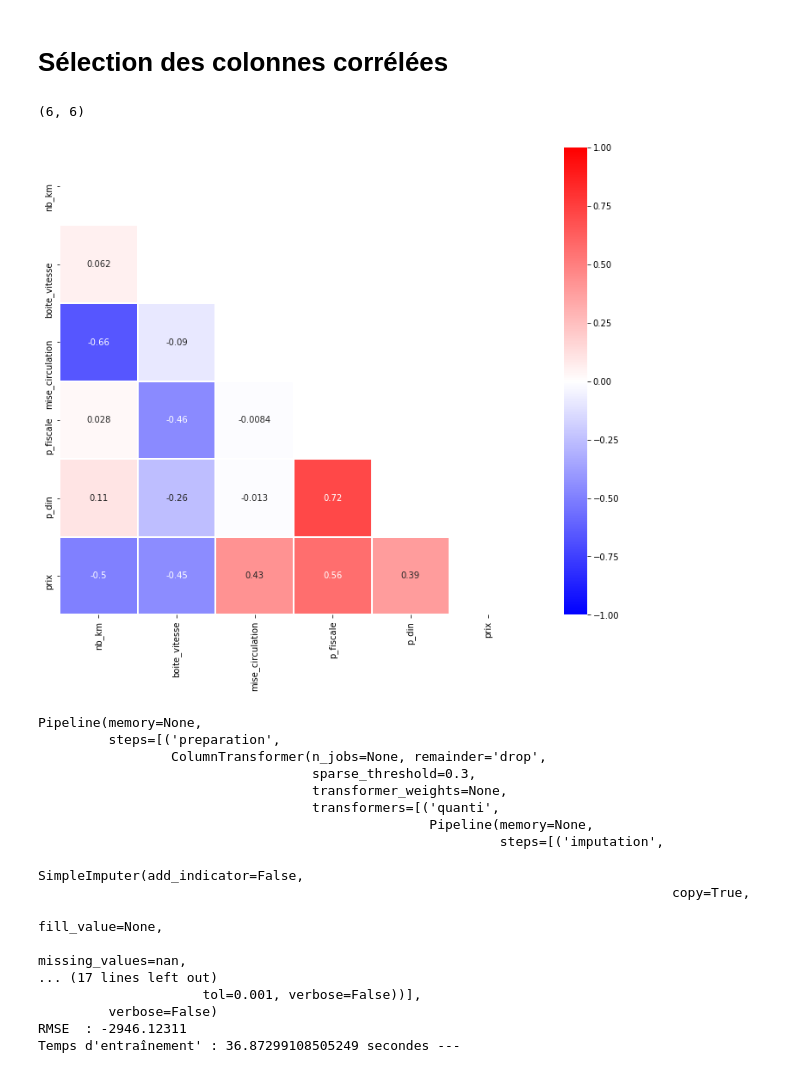
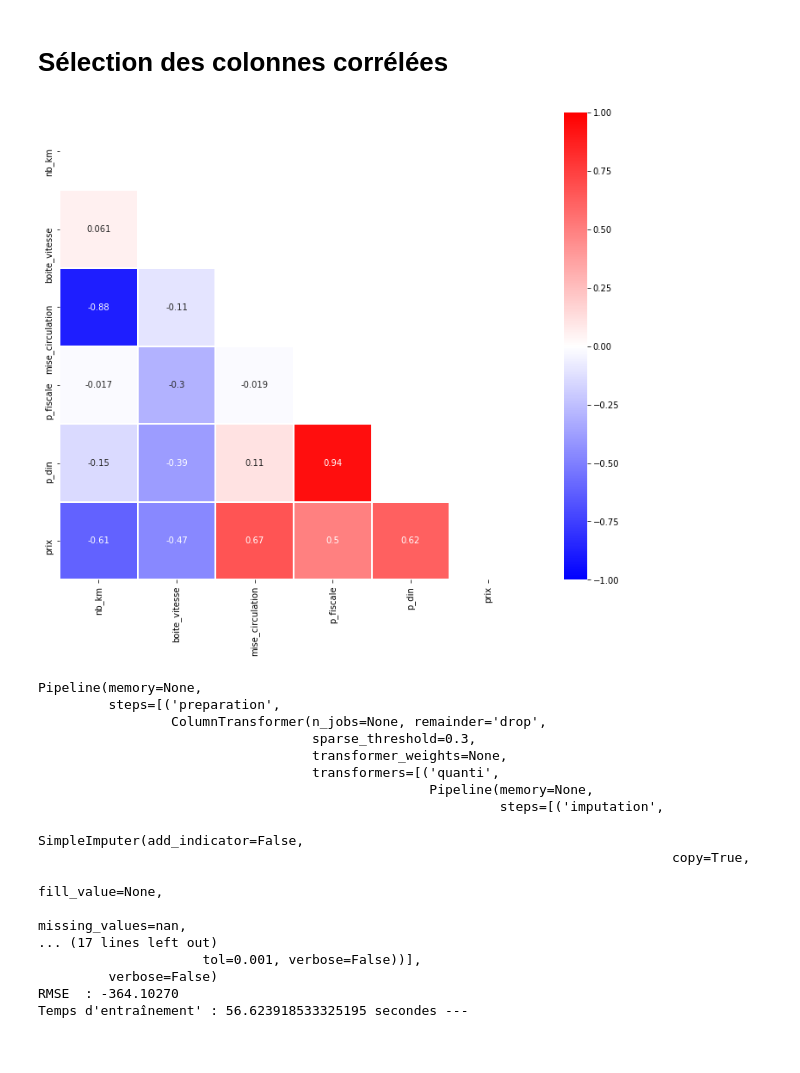
Before and after one commit to hirsiAbdollahi/Modele-regression-comparaison-sites-vente-voitures-d-occasion, a Jupyter notebook: Modelisation_Final.ipynb, the cells around one changed output. Saved outputs shown, nothing was run; the diff lists cells and outputs as text; code cells hidden in the pictures.

```diff
--- a/Modelisation_Final.ipynb
+++ b/Modelisation_Final.ipynb
@@ -45,7 +45,7 @@ import time
 from sklearn.decomposition import PCA
 # %%
 # training set
-lacentrale = pd.read_csv('lacentrale_clean_finale.csv')
+lacentrale = pd.read_csv('lacentrale_clean4.csv')
 # test set
 beke = pd.read_csv('beke_processed.csv')
 # %% [markdown]
@@ -397,35 +396,45 @@ def manual_prepraration (df):
                 1:3,
                 2:2,
                 3:1,
             }}
         ]
     col_quali_ord = ['co2','critair']
     ordenc = OrdinalEncoder(mapping=ordinal_cols_mapping, return_df = True)
 
     quali_imputer = SimpleImputer(strategy='constant', fill_value='Missing')
     quali_encoder = OneHotEncoder(handle_unknown='ignore')
 
     df[col_quanti] = quanti_imputer.fit_transform(df[col_quanti])
     df[col_quali_ord] = ordenc.fit_transform(df[col_quali_ord])
 
     object_col = []
     le = LabelEncoder()
 
     for col in df.columns:
         if df[col].dtypes == object:
             object_col.append(col)
 
             le.fit(df[col])
             df[col] = le.transform(df[col])
 
     return df
 
+def plot_matrix(df, seuil, target):
+    corr_mask = abs(df.corr()[target]) >= seuil
+    high_corr = df.corr().loc[corr_mask,corr_mask]
+    plt.figure(figsize=(15,10))
+    # also 'clustermap' instead of 'heatmap'
+    sns.heatmap(high_corr, annot=True, cmap="bwr",
+                linecolor='white', linewidths='1', square=True,
+                center=0,vmin=-1,vmax=1,
+                mask = np.triu(np.ones_like(high_corr, dtype=np.bool)),
+                fmt='.2g')
+    plt.xticks(rotation=90)
 
 df = manual_prepraration (lacentrale)
 plot_matrix(df, 0.35,'prix')
 # %% [output]
-(6, 6)
-[figure, old version]
+[figure, new version]
 # %%
 def preprocessing_2():
 
@@ -549,8 +558,8 @@ Pipeline(memory=None,
 ... (17 lines left out)
                      tol=0.001, verbose=False))],
          verbose=False)
-RMSE  : -2946.12311
-Temps d'entraînement' : 36.87299108505249 secondes ---
+RMSE  : -364.10270
+Temps d'entraînement' : 56.623918533325195 secondes ---
 # %%
 svr_comp_2.describe()
 # %% [output]
```
Also changed, not shown: parts of 13 cells of this notebook.
